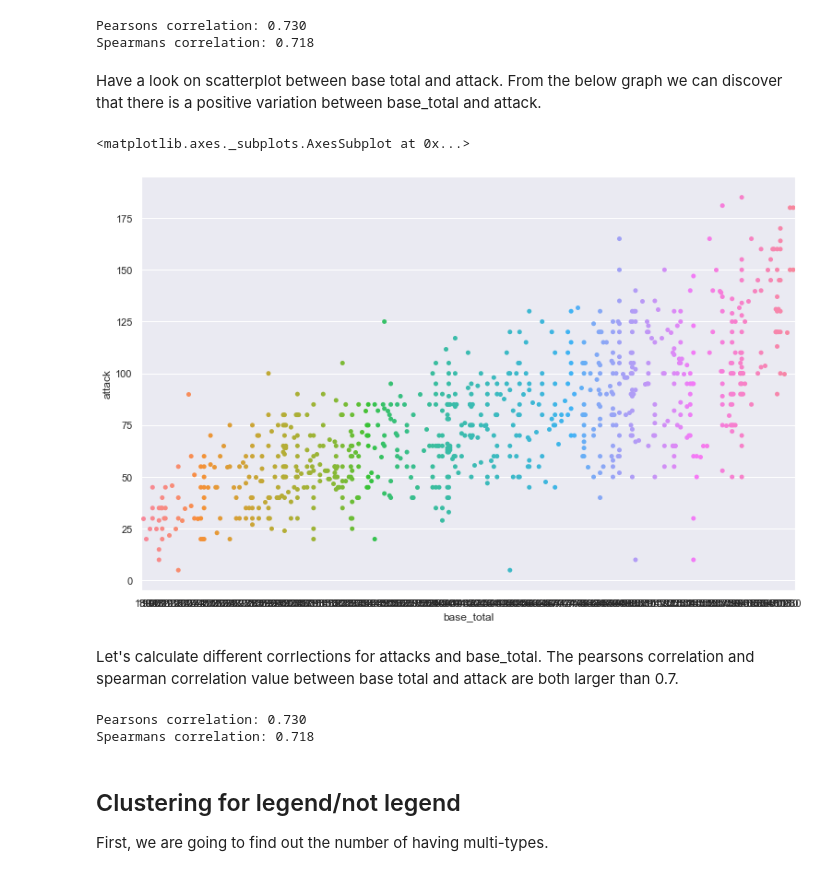
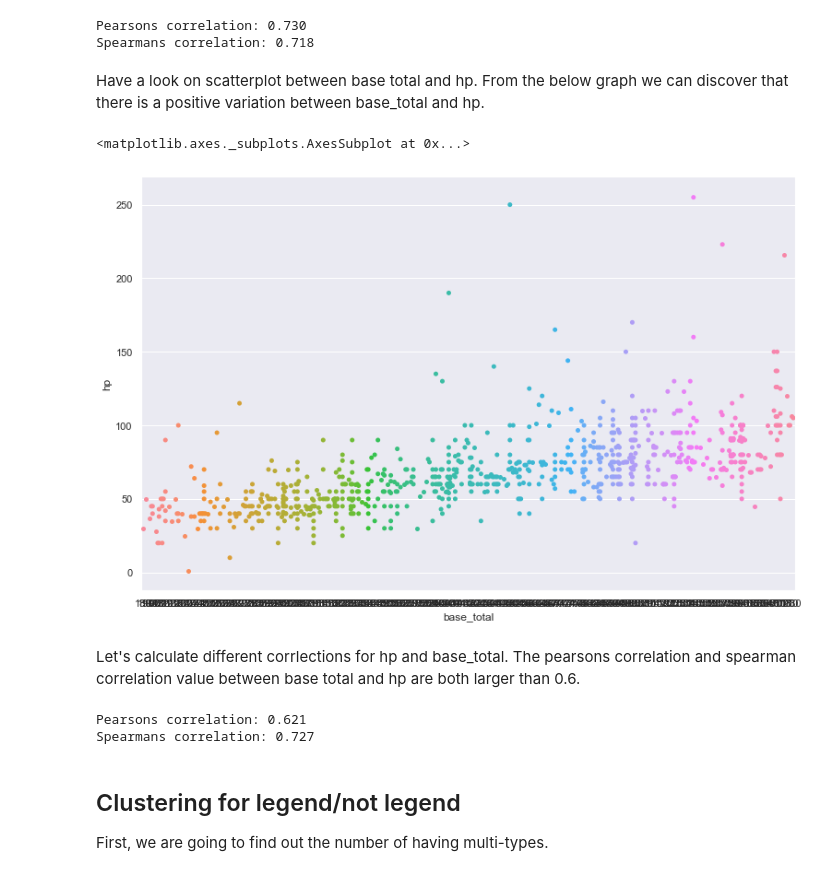
Before and after one commit to cyleung428/pokemon_anaylsis, a Jupyter notebook: pokemon.ipynb, the cells around one changed output. Saved outputs shown, nothing was run; the diff lists cells and outputs as text; code cells hidden in the pictures.

Commit message:
feat: add correlation between base_total and hp

```diff
--- a/pokemon.ipynb
+++ b/pokemon.ipynb
@@ -86,24 +86,24 @@ print('Spearmans correlation: %.3f' % corr)
 Pearsons correlation: 0.730
 Spearmans correlation: 0.718
 # %% [markdown]
-Have a look on scatterplot between base total and attack. From the below graph we can discover that there is a positive variation between base_total and attack.
+Have a look on scatterplot between base total and hp. From the below graph we can discover that there is a positive variation between base_total and hp.
 # %%
 sns.swarmplot(x=X_full['base_total'],
-              y=X_full['attack'])
+              y=X_full['hp'])
 # %% [output]
 <matplotlib.axes._subplots.AxesSubplot at 0x...>
-[figure, old version]
+[figure, new version]
 # %% [markdown]
-Let's calculate different corrlections for attacks and base_total. The pearsons correlation and spearman correlation value between base total and attack are both larger than 0.7.
+Let's calculate different corrlections for hp and base_total. The pearsons correlation and spearman correlation value between base total and hp are both larger than 0.6.
 # %%
 from scipy.stats import pearsonr,spearmanr
-corr, _ = pearsonr(X_full['base_total'], X_full['attack'])
+corr, _ = pearsonr(X_full['base_total'], X_full['hp'])
 print('Pearsons correlation: %.3f' % corr)
-corr, _ = spearmanr(X_full['base_total'], X_full['attack'])
+corr, _ = spearmanr(X_full['base_total'], X_full['hp'])
 print('Spearmans correlation: %.3f' % corr)
 # %% [output]
-Pearsons correlation: 0.730
-Spearmans correlation: 0.718
+Pearsons correlation: 0.621
+Spearmans correlation: 0.727
 # %% [markdown]
 ## Clustering for legend/not legend
 First, we are going to find out the number of having multi-types.
```
